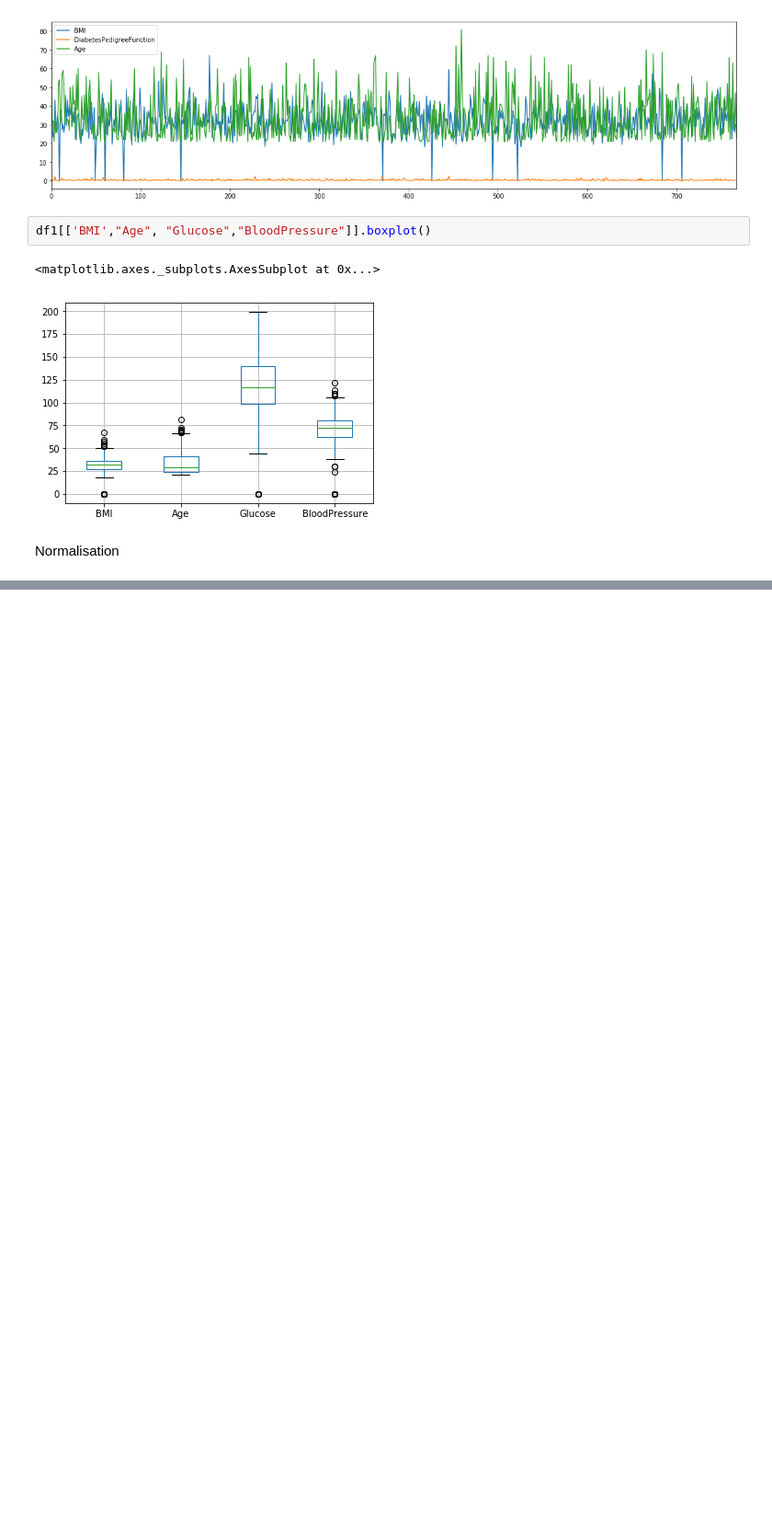
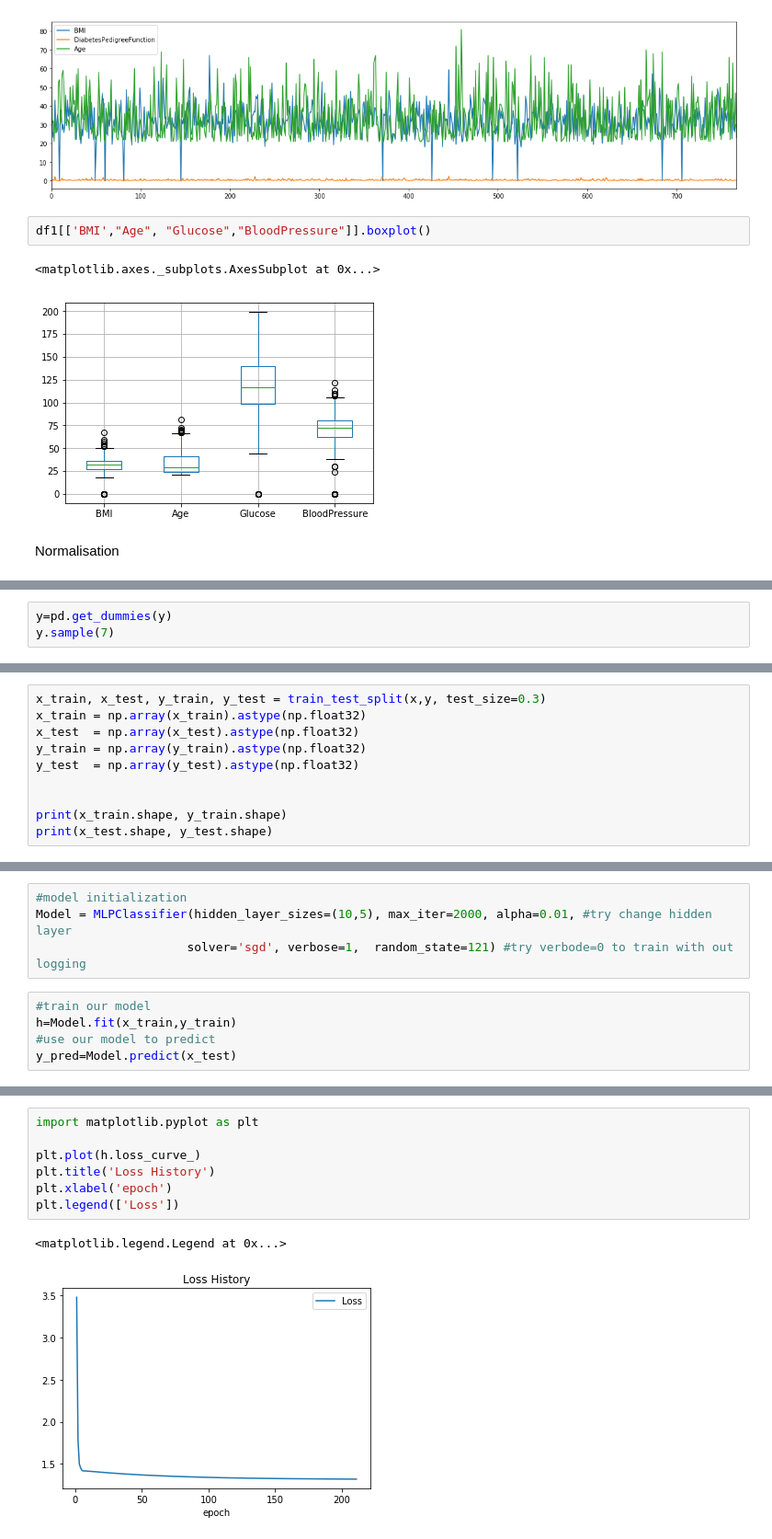
Before and after one commit to Dracovan/UTS_ML2019_ID13033360, a Jupyter notebook: Assignment_2.ipynb, the cells around one changed output, grey strips where cells are left out. Shown at 92% size. Drawn from its saved outputs; the diff is of its cells as text; blank space fills up the shorter version.

```diff
--- a/Assignment_2.ipynb
+++ b/Assignment_2.ipynb
@@ -82,0 +163,3 @@ df1.describe()
+# %%
+y=pd.get_dummies(y)
+y.sample(7)
@@ -82,0 +175,10 @@ df1.describe()
+# %%
+x_train, x_test, y_train, y_test = train_test_split(x,y, test_size=0.3)
+x_train = np.array(x_train).astype(np.float32)
+x_test  = np.array(x_test).astype(np.float32)
+y_train = np.array(y_train).astype(np.float32)
+y_test  = np.array(y_test).astype(np.float32)
+
+
+print(x_train.shape, y_train.shape)
+print(x_test.shape, y_test.shape)
@@ -82,0 +188,9 @@ df1.describe()
+# %%
+#model initialization
+Model = MLPClassifier(hidden_layer_sizes=(10,5), max_iter=2000, alpha=0.01, #try change hidden layer
+                     solver='sgd', verbose=1,  random_state=121) #try verbode=0 to train with out logging
+# %%
+#train our model
+h=Model.fit(x_train,y_train)
+#use our model to predict
+y_pred=Model.predict(x_test)
@@ -82,0 +233,10 @@ df1.describe()
+# %%
+import matplotlib.pyplot as plt
+
+plt.plot(h.loss_curve_)
+plt.title('Loss History')
+plt.xlabel('epoch')
+plt.legend(['Loss'])
+# %% [output]
+<matplotlib.legend.Legend at 0x...>
+[figure, added]
```
Also changed, not shown: parts of 17 cells of this notebook.
